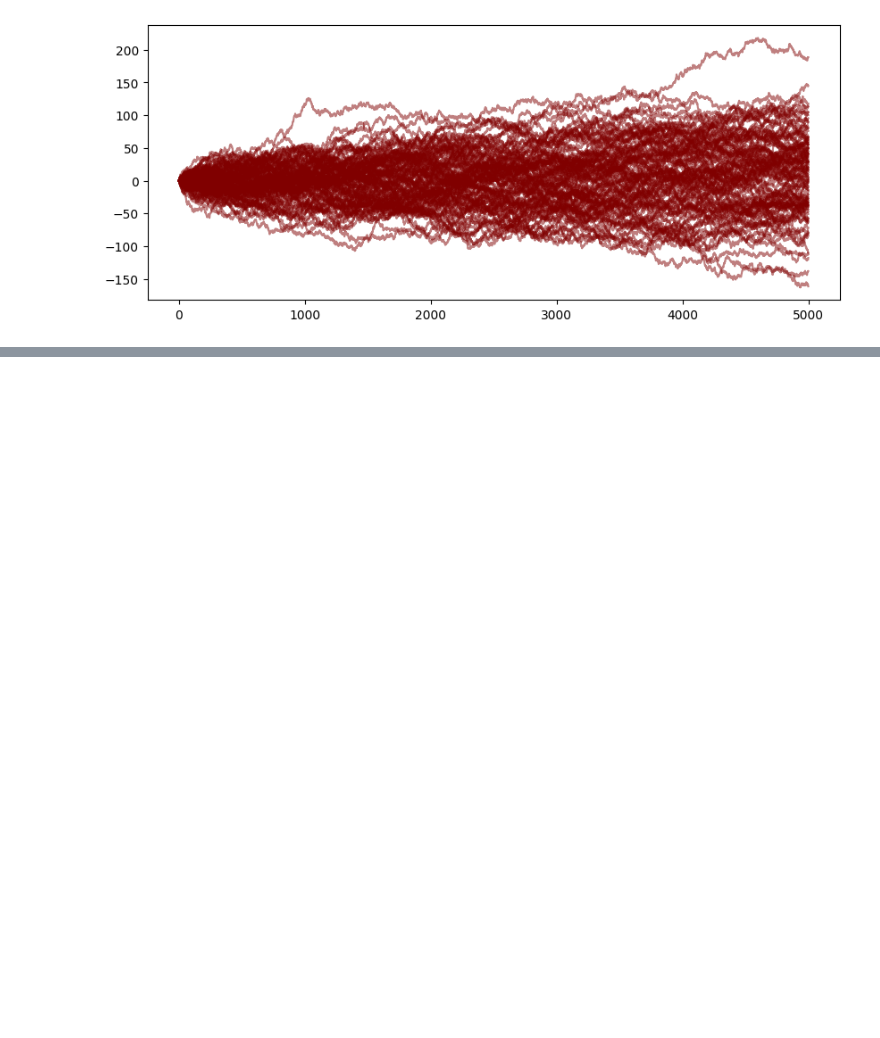
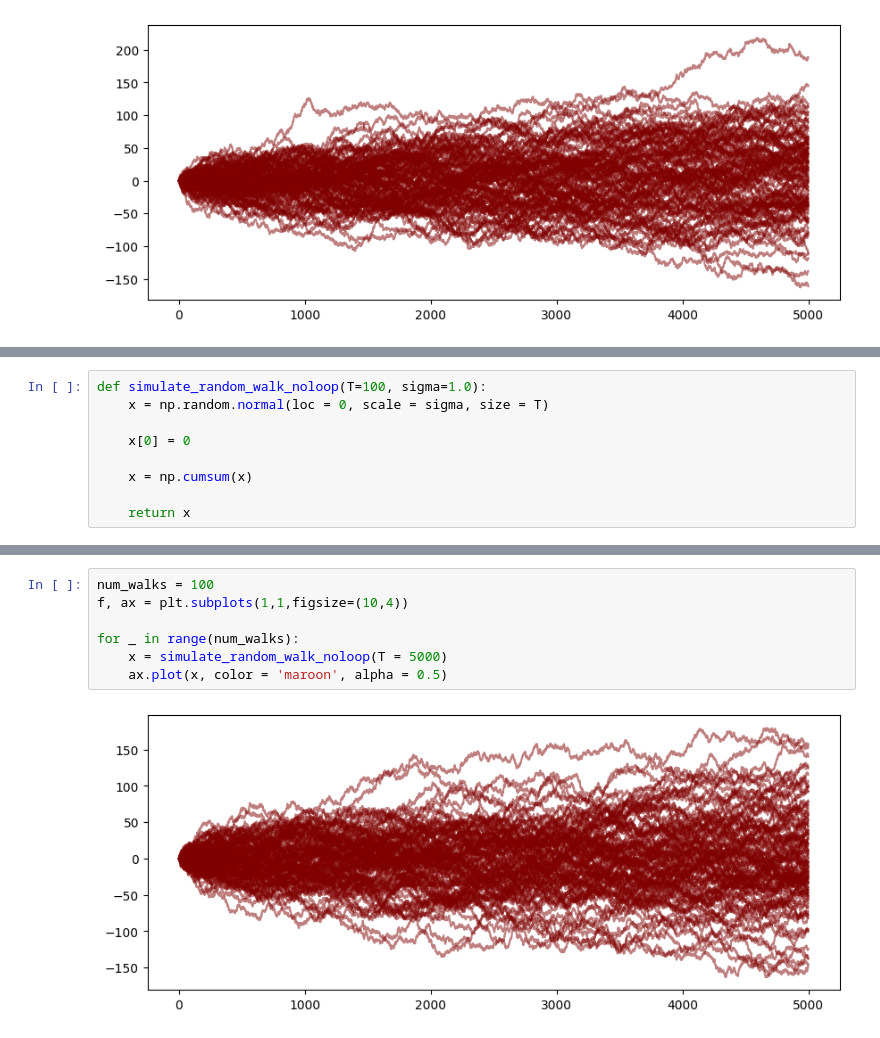
Before and after one commit to NightHydra/CognitiveModelingHomework, a Jupyter notebook: LectureExercises/Testing/RandomWalks/response_times_and_walks_ca.ipynb, the cells around one changed output, grey strips where cells are left out. Saved outputs shown, nothing was run; the diff lists cells and outputs as text; blank space fills up the shorter version.

```diff
--- a/LectureExercises/Testing/RandomWalks/response_times_and_walks_ca.ipynb
+++ b/LectureExercises/Testing/RandomWalks/response_times_and_walks_ca.ipynb
@@ -35,0 +60,9 @@ for _ in range(num_walks):
+# %%
+def simulate_random_walk_noloop(T=100, sigma=1.0):
+    x = np.random.normal(loc = 0, scale = sigma, size = T)
+
+    x[0] = 0
+
+    x = np.cumsum(x)
+
+    return x
@@ -35,0 +78,9 @@ for _ in range(num_walks):
+# %%
+num_walks = 100
+f, ax = plt.subplots(1,1,figsize=(10,4))
+
+for _ in range(num_walks):
+    x = simulate_random_walk_noloop(T = 5000)
+    ax.plot(x, color = 'maroon', alpha = 0.5)
+# %% [output]
+[figure, added]
```
Also changed, not shown: parts of 4 cells of this notebook, 1 other file.
